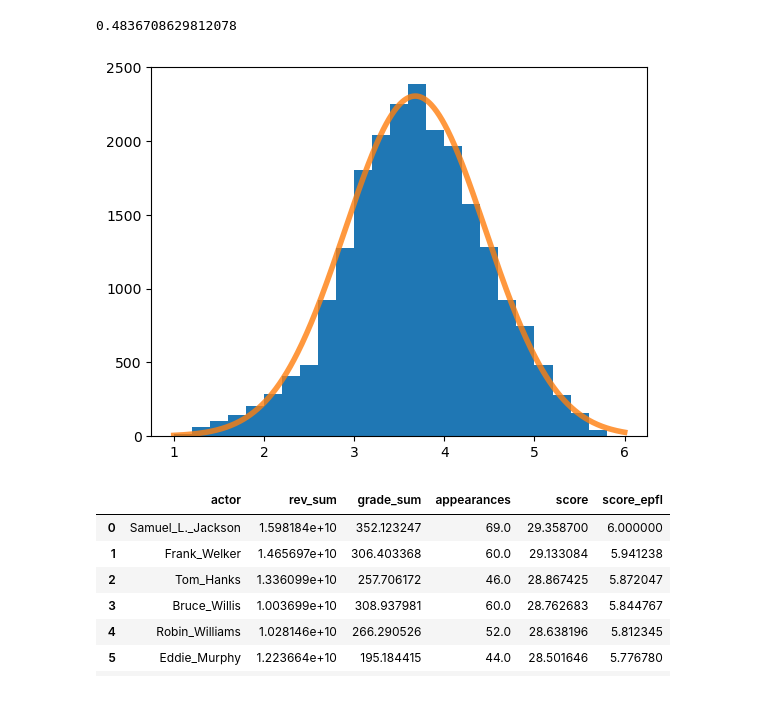
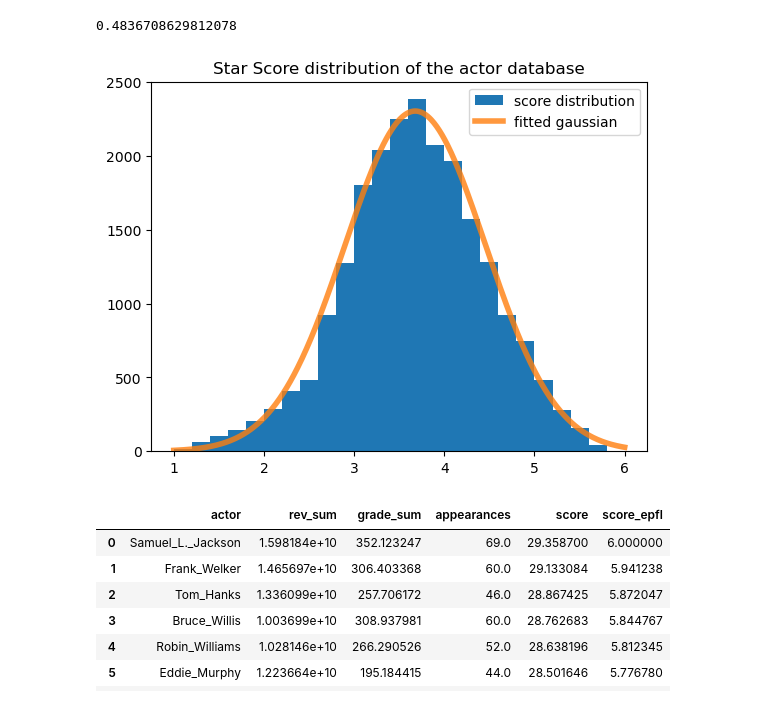
Before and after one commit to louisleger/ada-final-project, a Jupyter notebook: src/star_score.ipynb, the cells around one changed output. Cells and saved outputs as stored; diff of their text form; code cells hidden in the pictures.

```diff
--- a/src/star_score.ipynb
+++ b/src/star_score.ipynb
@@ -62,14 +62,15 @@ Because of the mismatched budget data and hard drop off in data points of actors
 #observation of distributions
 fig, ax = plt.subplots(3, 2, figsize=(10, 10)) #sharey=True)
 
+titles = ['Number of imdb votes', 'Box Office Revenue']
 for idx, feature in enumerate(['numVotes', 'box_office_adj']):
     ax[idx, 0].hist(data[feature], bins = 20)
-    ax[idx, 0].set_title(feature)
+    ax[idx, 0].set_title(titles[idx])
     ax[idx, 1].hist(np.log(data['numVotes']), bins = 20)
-    ax[idx, 1].set_title(feature + ' logged')
+    ax[idx, 1].set_title(titles[idx] + ' logged')
 
 ax[2, 0].hist(data['averageRating'], bins = 20)
-ax[2, 0].set_title('average Rating')
+ax[2, 0].set_title('Average imdb rating')
 ax[2, 1].remove()
 
 plt.show()
@@ -92,9 +94,12 @@ to see if our distributions are log normal and normal
 # %%
+#QQ plots of the distributions to assess how much our logged and adjusted for votes imdb grades match a normal dist
+
 data['box_office_adj_log'] = np.log(data['box_office_adj'])
 factors = ['box_office_adj_log', 'averageRating_adj', 'averageRating']
+titles = ['Box office logged and adjusted for inflation', 'Average IMDB rating (norm)', 'Average IMDB Rating']
+for idx, factor in enumerate(factors):
+    sm.qqplot(data[factor], line='45')
+    plt.title(titles[idx])
 
-for factor in factors:
-    sm.qqplot(data[factor], line='45')
-    plt.title(factor)
 plt.show()
 # %% [output]
@@ -136,13 +146,15 @@ len(star_scores.query('appearances == 1'))/len(star_scores) #48% of actors have
 # %% [output]
 0.4836708629812078
 # %%
-a, loc, std = stats.skewnorm.fit(star_scores['score_epfl'])
+skew, loc, std = stats.skewnorm.fit(star_scores['score_epfl'])
 rv = stats.skewnorm(a ,loc ,std)
 x = np.linspace(1,6, 500)
-plt.hist(star_scores['score_epfl'], bins = 25)
-plt.plot(x, 4500*rv.pdf(x), lw=4,  alpha = 0.8)
+plt.hist(star_scores['score_epfl'], bins = 25, label = 'score distribution')
+plt.title("Star Score distribution of the actor database")
+plt.plot(x, 4500*rv.pdf(x), lw=4,  alpha = 0.8, label = 'fitted gaussian')
+plt.legend()
 plt.show()
 # %% [output]
-[figure, old version]
+[figure, new version]
 # %%
 top_actors = star_scores.sort_values(by = 'score_epfl', ascending = False).reset_index(drop = True)
```
Also changed, not shown: parts of 20 cells of this notebook.
